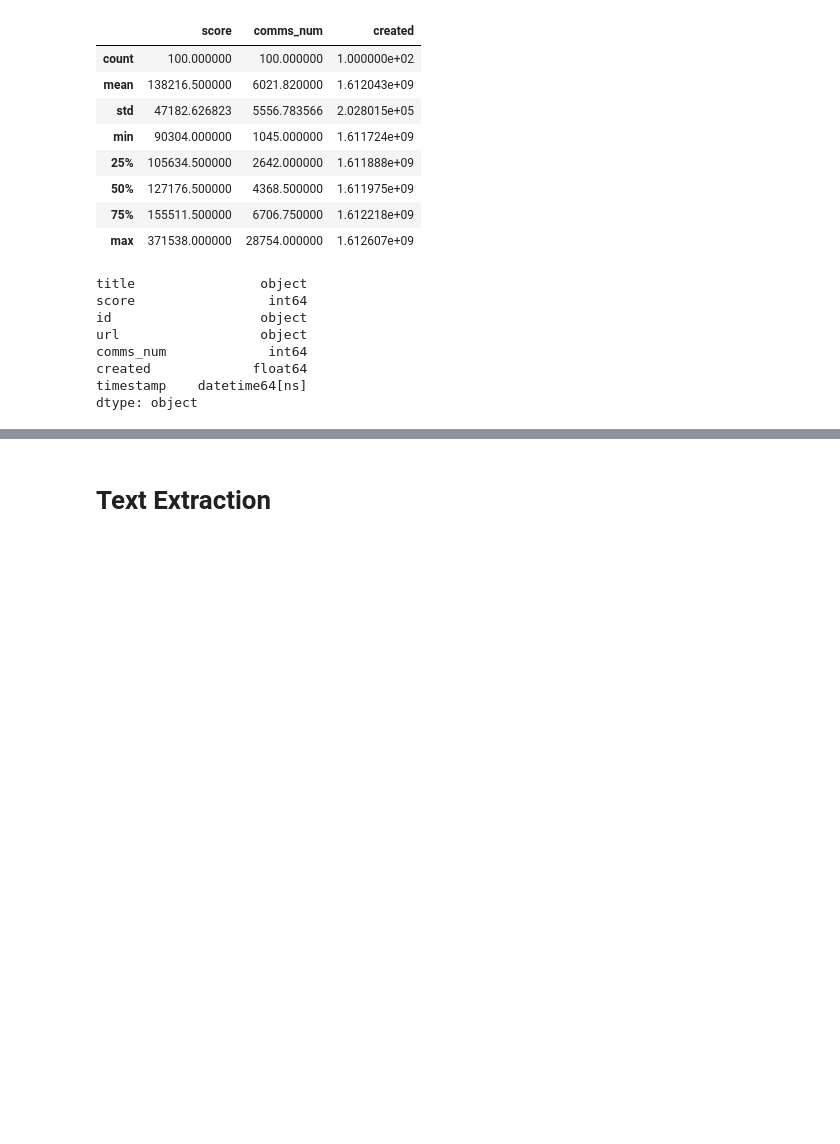
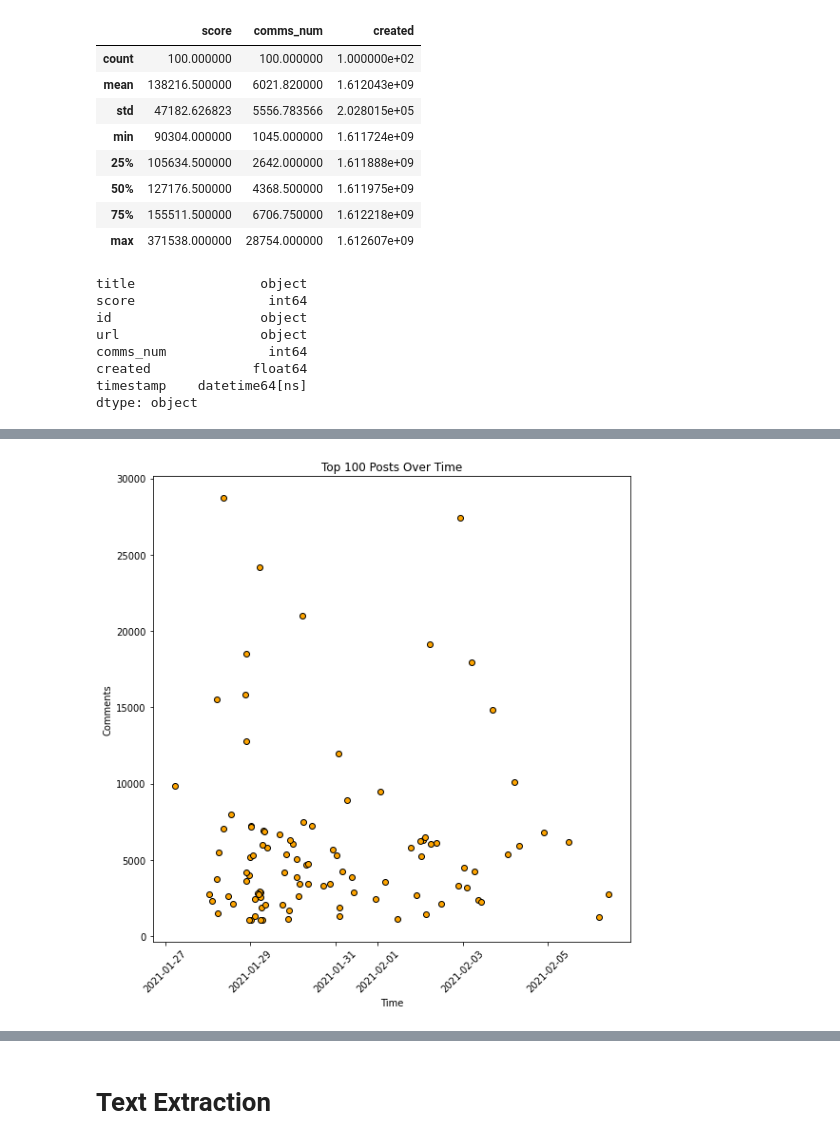
Before and after one commit to malcolmrite-dsi/WSB_Stock_Screener, a Jupyter notebook: Reddit_Stock_Scanner.ipynb, the cells around one changed output, grey strips where cells are left out. Saved outputs shown, nothing was run; the diff lists cells and outputs as text; code cells hidden in the pictures; blank space fills up the shorter version.

```diff
--- a/Reddit_Stock_Scanner.ipynb
+++ b/Reddit_Stock_Scanner.ipynb
@@ -178,0 +195,10 @@ plt.show()
+# %%
+plt.figure(figsize=(9,9))
+plt.title(f"Top {posts} Posts Over Time")
+plt.xlabel("Time")
+plt.xticks(rotation = 45)
+plt.ylabel("Comments")
+plt.scatter(train_data.timestamp, train_data.comms_num,linewidths=1,marker = 'o',edgecolors="k", c='orange')
+plt.show()
+# %% [output]
+[figure, added]
```
Also changed, not shown: parts of 20 cells of this notebook.
